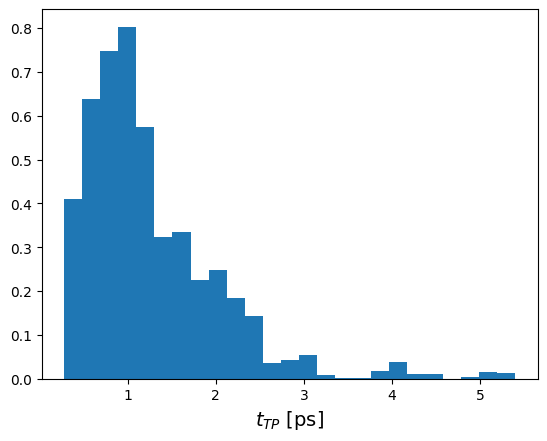
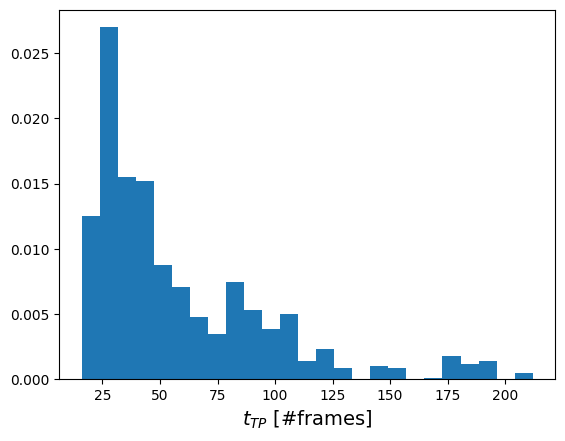
Code edit (unified diff) that turned the first committed figure into the second:
--- before
+++ after
@@ -2,5 +2,5 @@
 fig, axs = plt.subplots()
 
-axs.hist(np.array(t_TP_in_frames) * timediff_per_frame_in_ps,
+axs.hist(np.array(t_TP_in_frames),
          bins=25, density=True)
-axs.set_xlabel("$t_{TP}$ [ps]", size=14);
+axs.set_xlabel("$t_{TP}$ [#frames]", size=14);

Commit: aimmd.distributed: update example notebooks for TPS